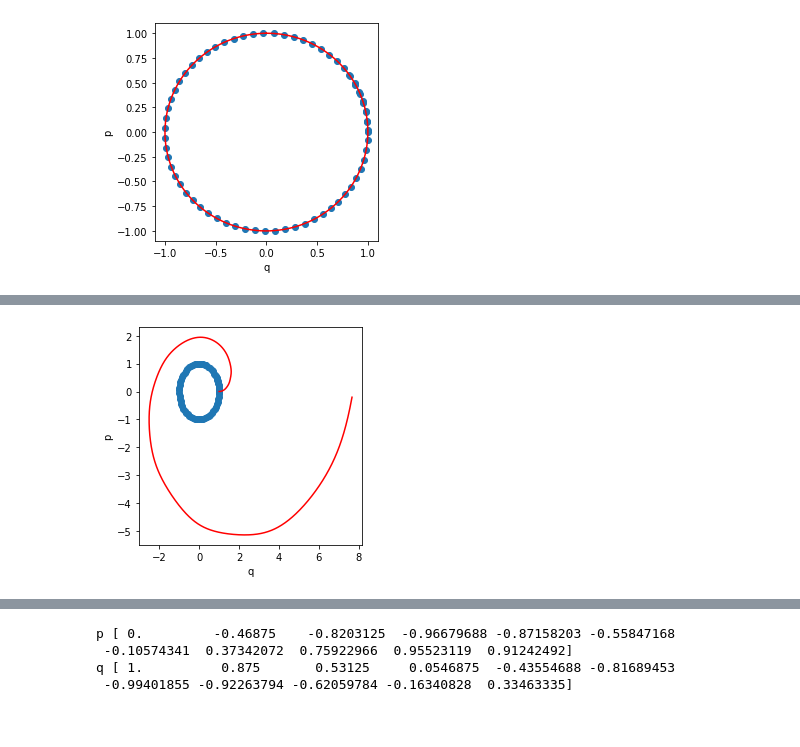
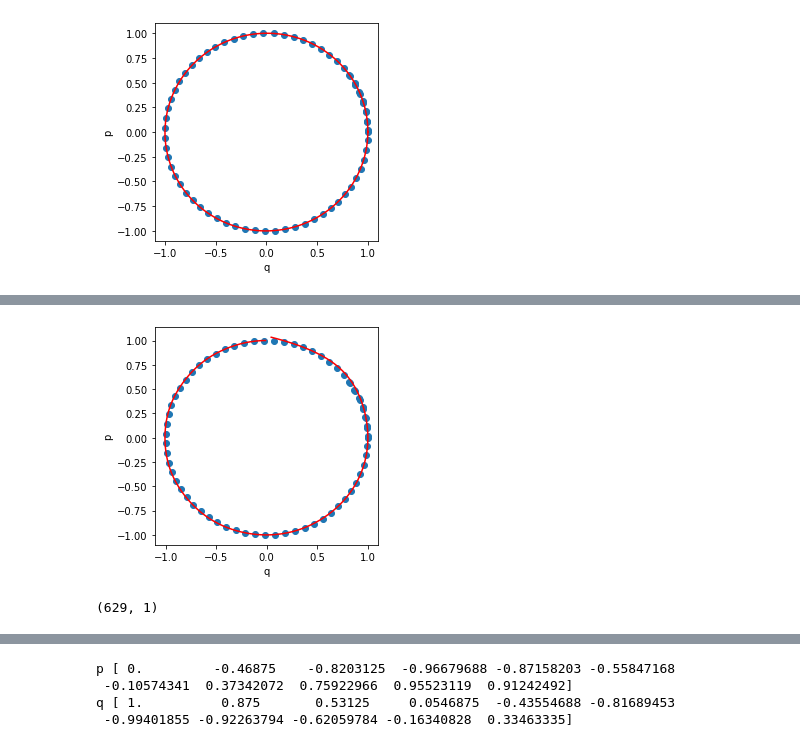
Before and after one commit to tayfununal/Normalizing-Flows, a Jupyter notebook: eulerverlet.ipynb, the cells around one changed output, grey strips where cells are left out. Drawn from its saved outputs; the diff is of its cells as text; code cells hidden in the pictures.

```diff
--- a/eulerverlet.ipynb
+++ b/eulerverlet.ipynb
@@ -7,15 +7,15 @@ import matplotlib.pyplot as plt
 
 np.random.seed(39)
 
-def symplectic_euler(h=0.005):
+def symplectic_euler(h=0.01):
 
     t = np.arange(0, 2*np.pi, h)
 
     q = np.zeros(t.shape[0] )
     p = np.zeros(t.shape[0] )
 
-    q[0] = 0
-    p[0] = 1
+    q[0] = 1
+    p[0] = 0
 
     for i in range(0, t.shape[0]-1):
       q[i + 1] = (1-h**2) * q[i] + h * p[i]
@@ -89,7 +92,7 @@ def custom_loss(y_true, y_pred):
 # %%
 opt = tf.keras.optimizers.Adam(learning_rate=0.01)
 
-model.compile(optimizer=opt , loss=custom_loss)
+model.compile(optimizer=opt , loss="mse")
 model.fit(t, np.concatenate((q.reshape(-1,1), p.reshape(-1,1)) , axis=1), epochs=200, batch_size=16)
 # %% [output]
 Epoch 1/200
@@ -118,14 +121,14 @@ def z(t, z_0):
 sonuc = z(t=t, z_0 = np.array([1, 0]))
 # %%
 plt.figure(figsize = (4, 4))
-plt.plot(sonuc[:,0], sonuc[:,1], c = "red")
+plt.plot(model(t).numpy()[:,0], model(t).numpy()[:,1], c = "red")
 plt.xlabel('q')
 plt.ylabel('p')
 
 t_true=np.arange(0,7,0.1)
 x=np.cos(t_true)
 y=np.sin(t_true)
 plt.scatter(x,y)
 plt.show()
 # %% [output]
-[figure, old version]
+[figure, new version]
@@ -131,0 +151,5 @@ plt.show()
+# %%
+hamiltonian_0 = np.array([0.5 for i in range(model(t).numpy().shape[0])]).reshape(-1,1)
+hamiltonian_0.shape
+# %% [output]
+(629, 1)
```
Also changed, not shown: parts of 8 cells of this notebook.
